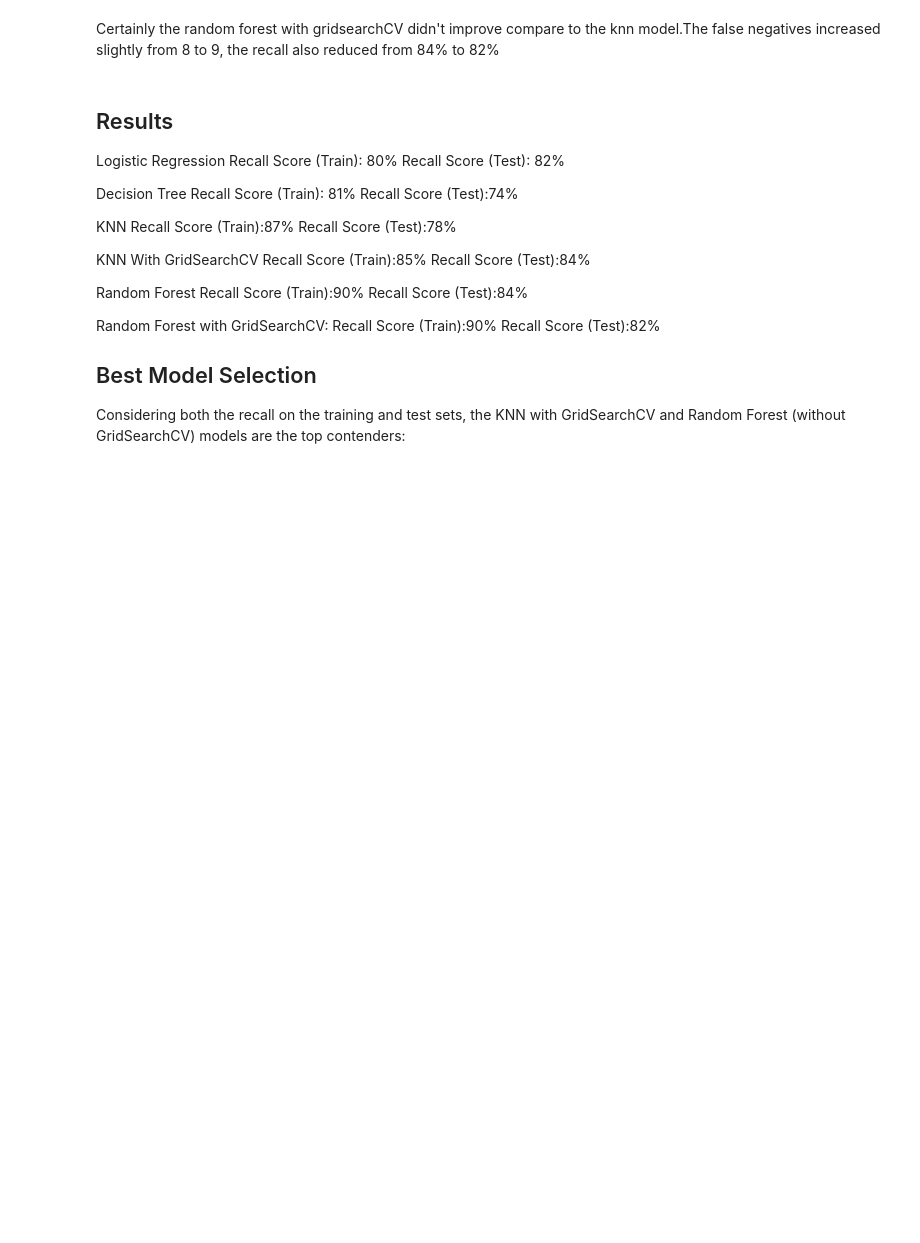
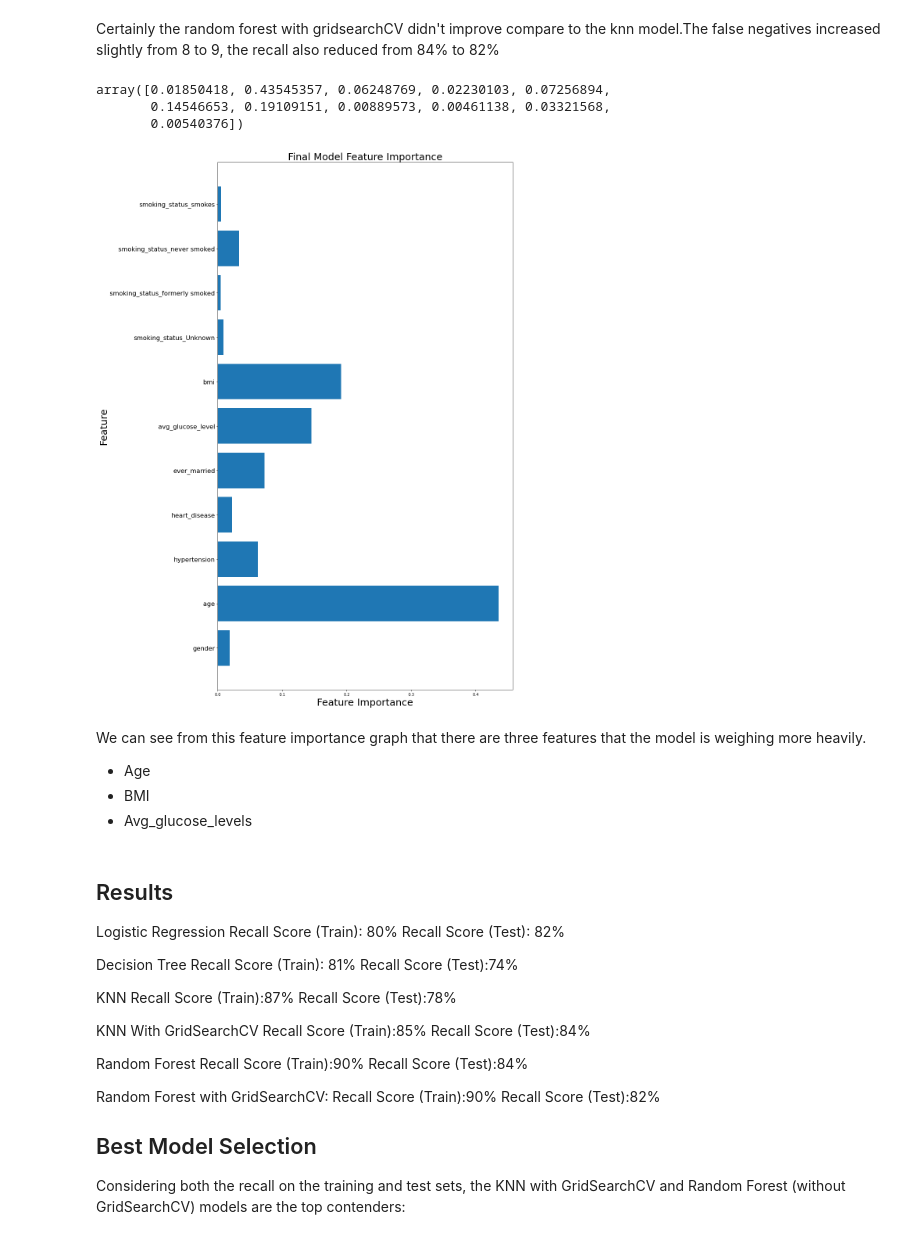
Before and after one commit to Annbellah/Brain_Stroke_Model, a Jupyter notebook: Brain_Stroke.ipynb, the cells around one changed output. Cells and saved outputs as stored; diff of their text form; code cells hidden in the pictures; blank space fills up the shorter version.

```diff
--- a/Brain_Stroke.ipynb
+++ b/Brain_Stroke.ipynb
@@ -619,6 +619,31 @@ array([[35, 15],
        [ 9, 41]], dtype=int64)
 # %% [markdown]
 Certainly the random forest with gridsearchCV didn't improve compare to the knn model.The false negatives increased slightly from 8 to 9, the recall also reduced from 84% to 82%
+# %%
+model.feature_importances_
+# %% [output]
+array([0.01850418, 0.43545357, 0.06248769, 0.02230103, 0.07256894,
+       0.14546653, 0.19109151, 0.00889573, 0.00461138, 0.03321568,
+       0.00540376])
+# %%
+def plot_features_importances(model):
+    n_features = X_test.shape[1]
+    plt.figure(figsize=(15,20))
+    plt.barh(range(n_features), model.feature_importances_, align='center')
+    plt.yticks(np.arange(n_features), X_test.columns.values, fontsize = 16)
+    plt.xlabel('Feature Importance', fontsize = 25)
+    plt.ylabel('Feature', fontsize = 25)
+    plt.title('Final Model Feature Importance', fontsize = 25)
+    plt.tight_layout()
+
+plot_features_importances(model)
+# %% [output]
+[figure, added]
+# %% [markdown]
+We can see from this feature importance graph that there are three features that the model is weighing more heavily.
+- Age
+- BMI
+- Avg_glucose_levels
 # %% [markdown]
 ## Results
 Logistic Regression
```
Also changed, not shown: parts of 1 cell of this notebook.
